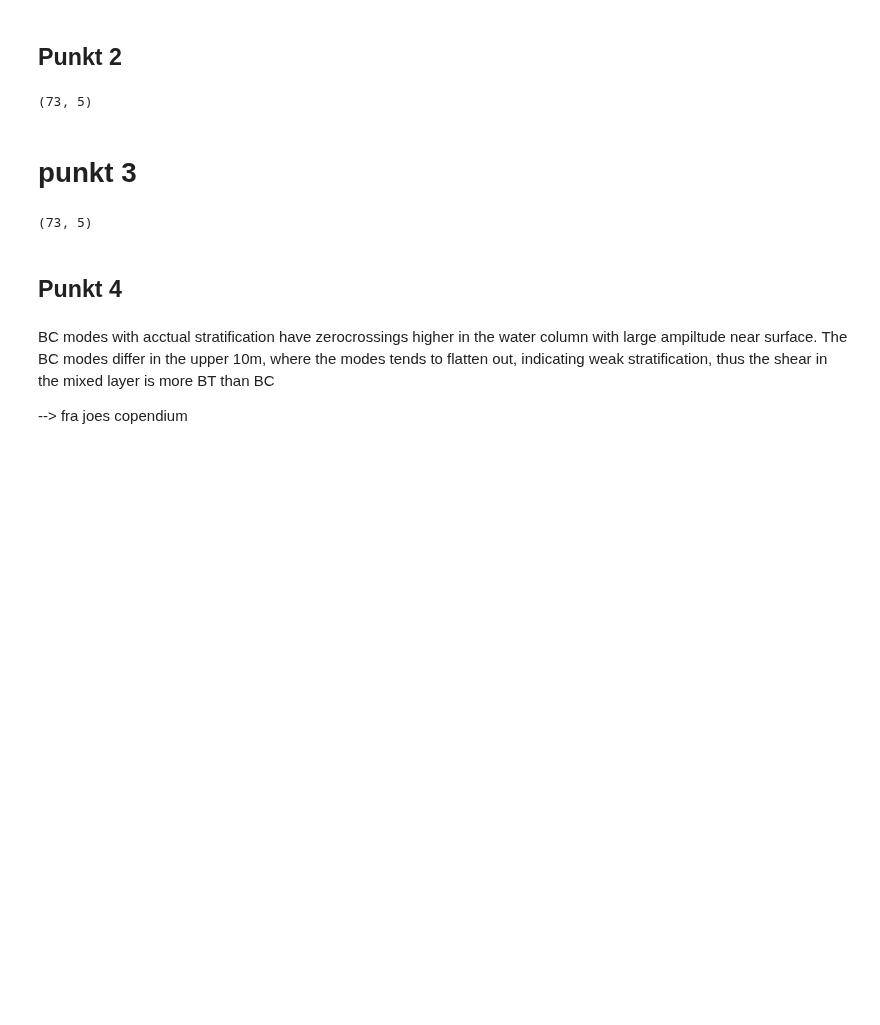
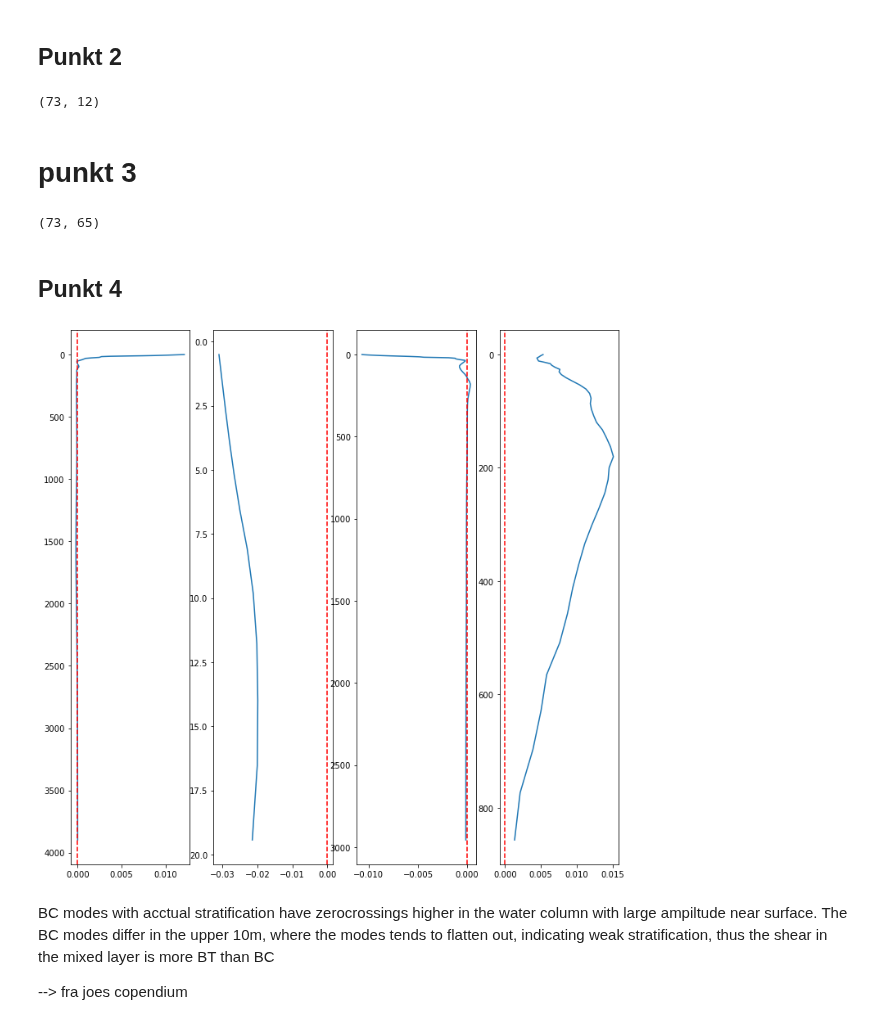
Before and after one commit to kaje2301/Master_2022, a Jupyter notebook: PCz_calculation_II-Copy1.ipynb, the cells around one changed output. Cells and saved outputs as stored; diff of their text form; code cells hidden in the pictures; blank space fills up the shorter version.

```diff
--- a/PCz_calculation_II-Copy1.ipynb
+++ b/PCz_calculation_II-Copy1.ipynb
@@ -155,9 +155,8 @@ mbathy = ds.mbathy.isel(y=slice(900,1800), x=slice(200,1400))
 d2 = mbathy.isel(x=x_p2, y=y_p2).values
 
 'Lager indexer for å lage covmatrise for, henter fra topp, dyp og i mellom'
-indexer = [int(i) for i in np.linspace(1,d2-2,5)]
 
-dyp2 = u.isel(x=x_p2, y=y_p2, depth = indexer) # -1 pga d=0 og vi vil en opp der vi har bunnhastigheter
+dyp2 = u.isel(x=x_p2, y=y_p2, depth = slice(0,d2-1)) # -1 pga d=0 og vi vil en opp der vi har bunnhastigheter
 print(dyp2.shape)
 
 cov_p2 = np.cov(dyp2.T, bias=True) # uten .T ble den en 73x73 matrise
@@ -165,7 +164,7 @@ values2, vectors2 = np.linalg.eig(cov_p2)
 order2 = values2.argsort()[::-1]
 values2, vectors2 = values2[order2], vectors2[:, order2]
 # %% [output]
-(73, 5)
+(73, 12)
 # %% [markdown]
 # punkt 3
 # %%
@@ -176,10 +175,7 @@ y_p3 = 300
 
 d3 = mbathy.isel(x=x_p3, y=y_p3).values
 
-'Lager indexer for å lage covmatrise for, henter fra topp, dyp og i mellom'
-indexer = [int(i) for i in np.linspace(1,d3-2,5)]
-
-dyp3 = u.isel(x=x_p3, y=y_p3, depth = indexer) # -1 pga d=0 og vi vil en opp der vi har bunnhastigheter
+dyp3 = u.isel(x=x_p3, y=y_p3, depth = slice(0,d3-1)) # -1 pga d=0 og vi vil en opp der vi har bunnhastigheter
 print(dyp3.shape)
 
 cov_p3 = np.cov(dyp3.T, bias=True) # uten .T ble den en 73x73 matrise
@@ -187,7 +183,7 @@ values3, vectors3 = np.linalg.eig(cov_p3)
 order3 = values3.argsort()[::-1]
 values3, vectors3 = values3[order3], vectors3[:, order3]
 # %% [output]
-(73, 5)
+(73, 65)
 # %% [markdown]
 ## Punkt 4
 # %%
@@ -198,10 +194,7 @@ y_p4 = 600
 
 d4 = mbathy.isel(x=x_p4, y=y_p4).values
 
-'Lager indexer for å lage covmatrise for, henter fra topp, dyp og i mellom'
-indexer = [int(i) for i in np.linspace(1,d4-2,5)]
-
-dyp4 = u.isel(x=x_p4, y=y_p4, depth = indexer) # -1 pga d=0 og vi vil en opp der vi har bunnhastigheter
+dyp4 = u.isel(x=x_p4, y=y_p4, depth = slice(0,d4-1)) # -1 pga d=0 og vi vil en opp der vi har bunnhastigheter
 
 cov_p4 = np.cov(dyp4.T, bias=True) # uten .T ble den en 73x73 matrise
 values4, vectors4 = np.linalg.eig(cov_p4)
@@ -210,21 +203,23 @@ values4, vectors4 = values4[order4], vectors4[:, order4]
 # %%
 fig, (ax1,ax2,ax3, ax4) = plt.subplots(1,4,figsize = (12,12))
 
 ax1.plot(vectors3[:,0]*np.sqrt(values3[0]),dyp3.depth)
 ax1.axvline(0, color='r', linestyle = '--')
 ax1.invert_yaxis()
 
 ax2.plot(vectors2[:,0]*np.sqrt(values2[0]),dyp2.depth)
 ax2.axvline(0, color='r', linestyle = '--')
 ax2.invert_yaxis()
 
 ax3.plot(vectors[:,0]*np.sqrt(values[0]),dyp.depth)
 ax3.axvline(0, color='r', linestyle = '--')
 ax3.invert_yaxis()
 
-ax4.plot(vectors4[,:0]*np.sqrt(values4[0]),dyp4.depth)
+ax4.plot(vectors4[:,0]*np.sqrt(values4[0]),dyp4.depth)
 ax4.axvline(0, color='r', linestyle = '--')
 ax4.invert_yaxis()
+# %% [output]
+[figure, added]
 # %% [markdown]
  BC modes with acctual stratification have zerocrossings higher in the water column with large ampiltude near surface. The BC modes differ in the upper 10m, where the modes tends to flatten out, indicating weak stratification, thus the shear in the mixed layer is more BT than BC
 
```
Also changed, not shown: 2 other files.
